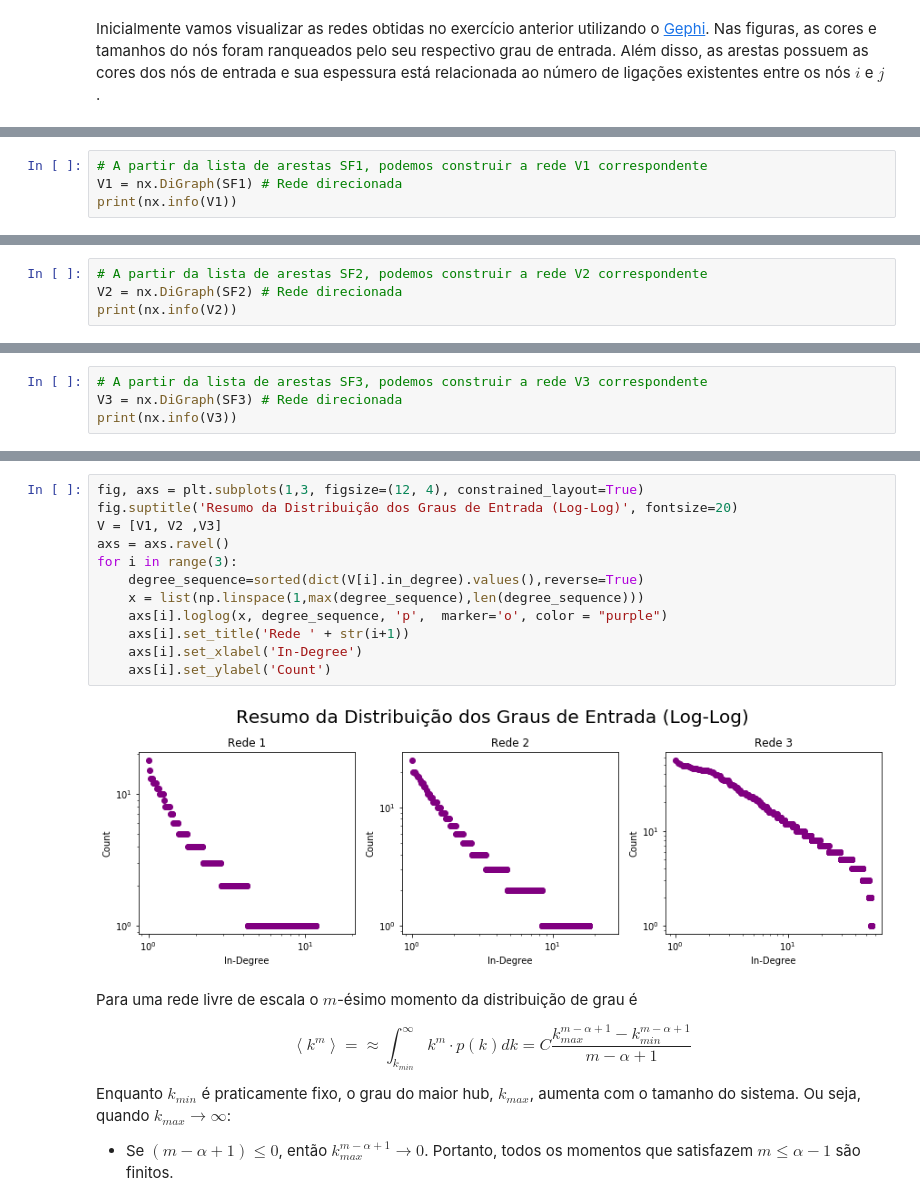
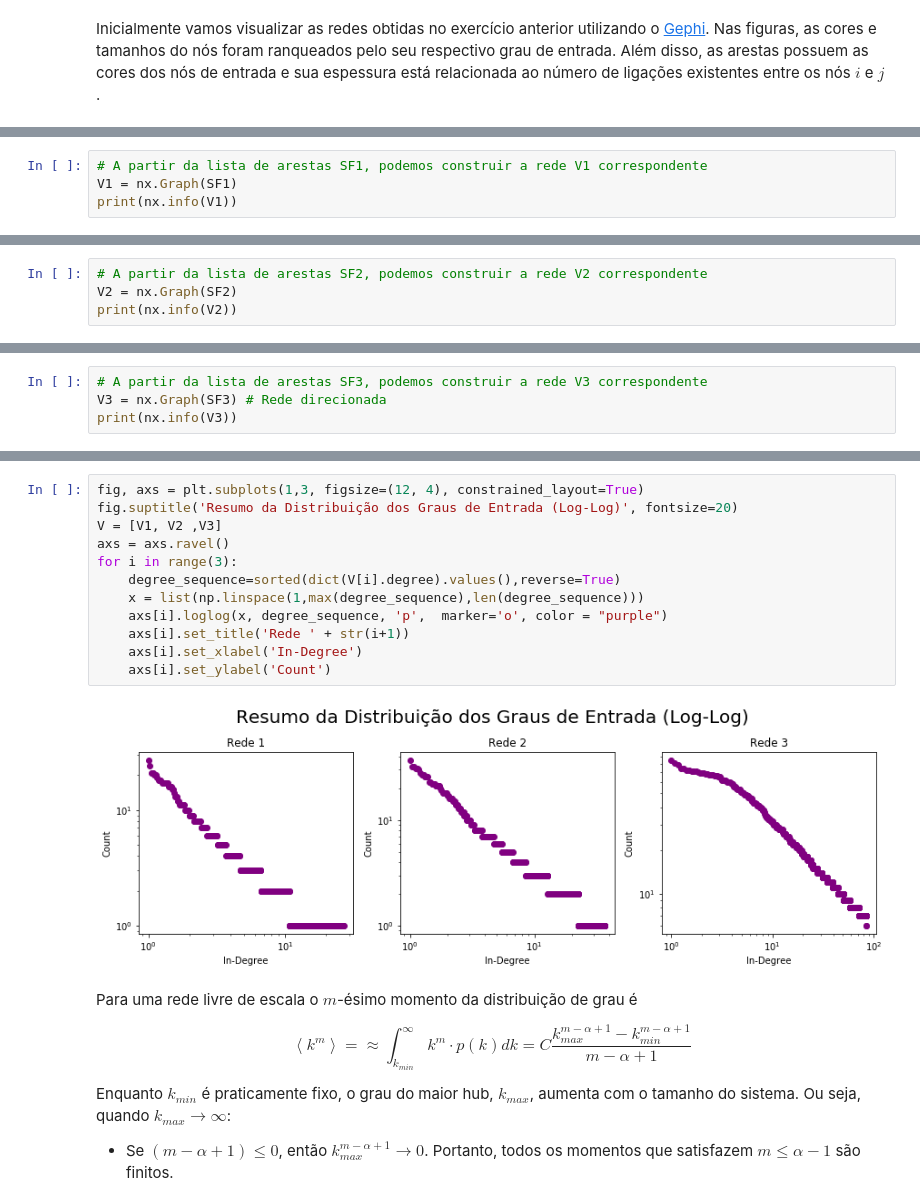
Before and after one commit to anacwagner/FGV_EMAp_Mestrado, a Jupyter notebook: Redes-Complexas-2019/Trabalho Redes - Respostas.ipynb, the cells around one changed output, grey strips where cells are left out. Drawn from its saved outputs; the diff is of its cells as text.

```diff
--- a/Redes-Complexas-2019/Trabalho Redes - Respostas.ipynb
+++ b/Redes-Complexas-2019/Trabalho Redes - Respostas.ipynb
@@ -245,7 +250,7 @@ A figura mostra a rede gerada **SF1**, com $\left\langle k\right\rangle = 1$ e $
 <img src="Figuras/SF1.png" alt="drawing" width="500"/>
 # %%
 # A partir da lista de arestas SF1, podemos construir a rede V1 correspondente
-V1 = nx.DiGraph(SF1) # Rede direcionada
+V1 = nx.Graph(SF1)
 print(nx.info(V1))
 # %% [output]
 Name:
@@ -300,7 +302,7 @@ A figura mostra a rede gerada **SF2**, com $\left\langle k\right\rangle = 2$ e $
 <img src="Figuras/SF2.png" alt="drawing" width="500"/>
 # %%
 # A partir da lista de arestas SF2, podemos construir a rede V2 correspondente
-V2 = nx.DiGraph(SF2) # Rede direcionada
+V2 = nx.Graph(SF2)
 print(nx.info(V2))
 # %% [output]
 Name:
@@ -355,7 +354,7 @@ A figura mostra a rede gerada **SF3**, com $\left\langle k\right\rangle = 10$ e
 <img src="Figuras/SF3.png" alt="drawing" width="500"/>
 # %%
 # A partir da lista de arestas SF3, podemos construir a rede V3 correspondente
-V3 = nx.DiGraph(SF3) # Rede direcionada
+V3 = nx.Graph(SF3) # Rede direcionada
 print(nx.info(V3))
 # %% [output]
 Name:
@@ -415,17 +450,17 @@ A tabela a seguir mostra o resumos das medidas calculadas para cada uma dessas r
 # %%
 fig, axs = plt.subplots(1,3, figsize=(12, 4), constrained_layout=True)
 fig.suptitle('Resumo da Distribuição dos Graus de Entrada (Log-Log)', fontsize=20)
 V = [V1, V2 ,V3]
 axs = axs.ravel()
 for i in range(3):
-    degree_sequence=sorted(dict(V[i].in_degree).values(),reverse=True)
+    degree_sequence=sorted(dict(V[i].degree).values(),reverse=True)
     x = list(np.linspace(1,max(degree_sequence),len(degree_sequence)))
     axs[i].loglog(x, degree_sequence, 'p',  marker='o', color = "purple")
     axs[i].set_title('Rede ' + str(i+1))
     axs[i].set_xlabel('In-Degree')
     axs[i].set_ylabel('Count')
 # %% [output]
-[figure, old version]
+[figure, new version]
 # %% [markdown]
 Para uma rede livre de escala o $m$-ésimo momento da distribuição de grau é
 
```
Also changed, not shown: parts of 45 cells of this notebook.
